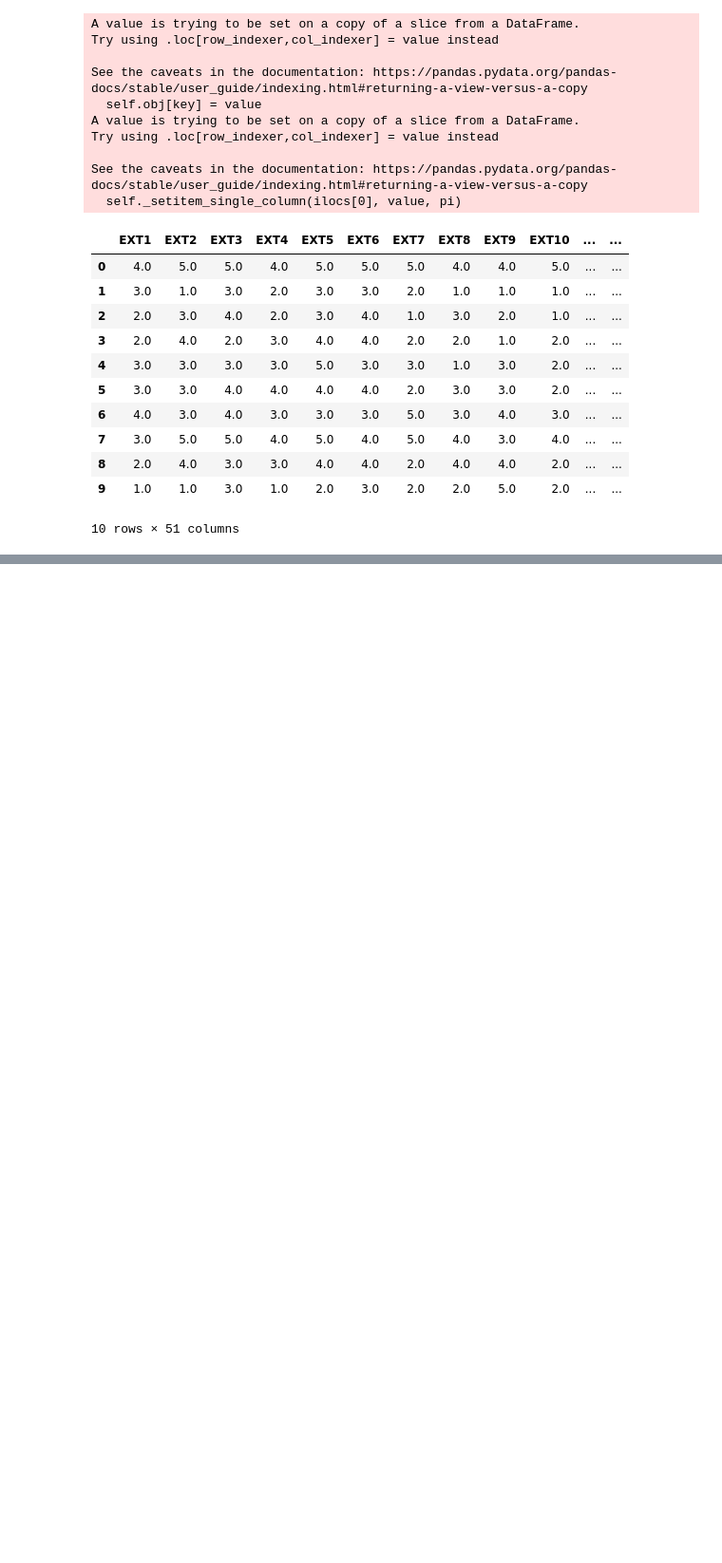
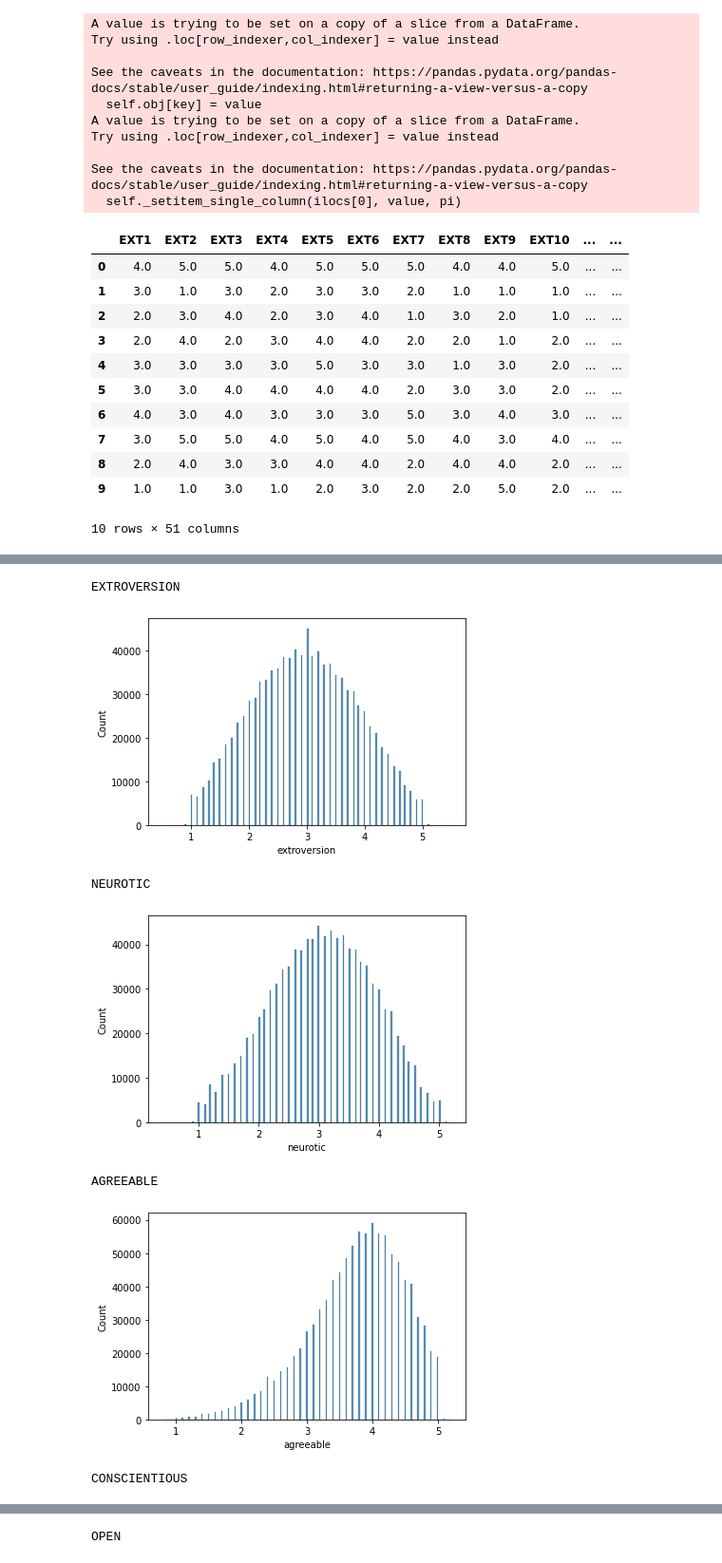
Before and after one commit to marvin2311/BigFive_Personality_Analysis, a Jupyter notebook: marvinsNotebook.ipynb, the cells around one changed output, grey strips where cells are left out. Shown: that part at 95% size. Saved outputs shown, nothing was run; the diff lists cells and outputs as text; code cells hidden in the pictures; blank space fills up the shorter version.

Commit message:
reduced the feature dimensions and added a correlation analysis

```diff
--- a/marvinsNotebook.ipynb
+++ b/marvinsNotebook.ipynb
@@ -134,11 +134,11 @@ opn_questions = {'OPN1' : 'I have a rich vocabulary',
 # %%
 #group columns for every type
 
-EXT_col = [col for col in data if col.startswith('EXT')]
-EST_col = [col for col in data if col.startswith('EST')]
-AGR_col = [col for col in data if col.startswith('AGR')]
-CSN_col = [col for col in data if col.startswith('CSN')]
-OPN_col = [col for col in data if col.startswith('OPN')]
+EXT_col = [col for col in ext_questions.keys()]
+EST_col = [col for col in est_questions.keys()]
+AGR_col = [col for col in agr_questions.keys()]
+CSN_col = [col for col in csn_questions.keys()]
+OPN_col = [col for col in opn_questions.keys()]
 # %%
 #plot answers for extroversion personality
 
@@ -267,0 +281,13 @@ Name: Cluster, dtype: int64
+# %%
+# creating a new data frame to reduce the dimensions for every catagory
+
+df_sums = pd.DataFrame()
+df_sums['extroversion'] = df_model[EXT_col].sum(axis=1)/10
+df_sums['neurotic'] = df_model[EST_col].sum(axis=1)/10
+df_sums['agreeable'] = df_model[AGR_col].sum(axis=1)/10
+df_sums['conscientious'] = df_model[CSN_col].sum(axis=1)/10
+df_sums['open'] = df_model[OPN_col].sum(axis=1)/10
+df_sums['cluster'] = df_model['Cluster']
+
+# displaying the mean for every catagory in each cluster
+df_sums.groupby('cluster').mean()
@@ -267,0 +302,18 @@ Name: Cluster, dtype: int64
+# %%
+# plot histograms for every category
+
+for col in df_sums.columns:
+    if col == 'cluster':
+        continue
+    print(col.upper())
+    sns.histplot(df_sums[col])
+    plt.show()
+    print()
+# %% [output]
+EXTROVERSION
+[figure, added]
+NEUROTIC
+[figure, added]
+AGREEABLE
+[figure, added]
+CONSCIENTIOUS
@@ -267,0 +321 @@ Name: Cluster, dtype: int64
+OPEN
```
Also changed, not shown: parts of 7 cells of this notebook.
